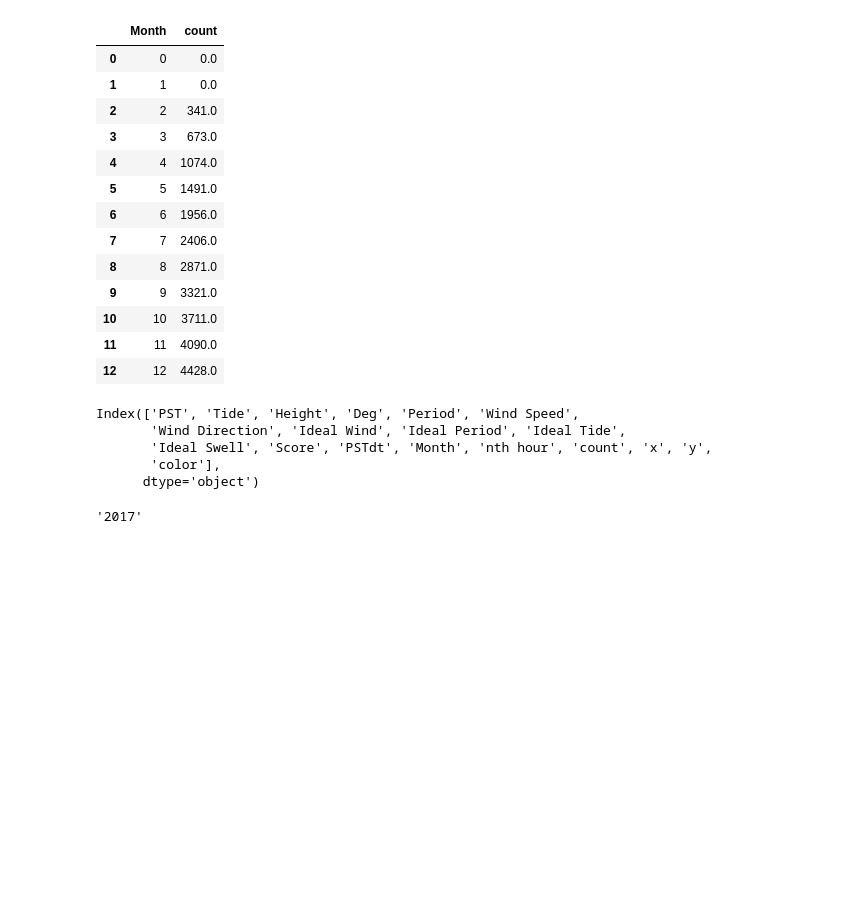
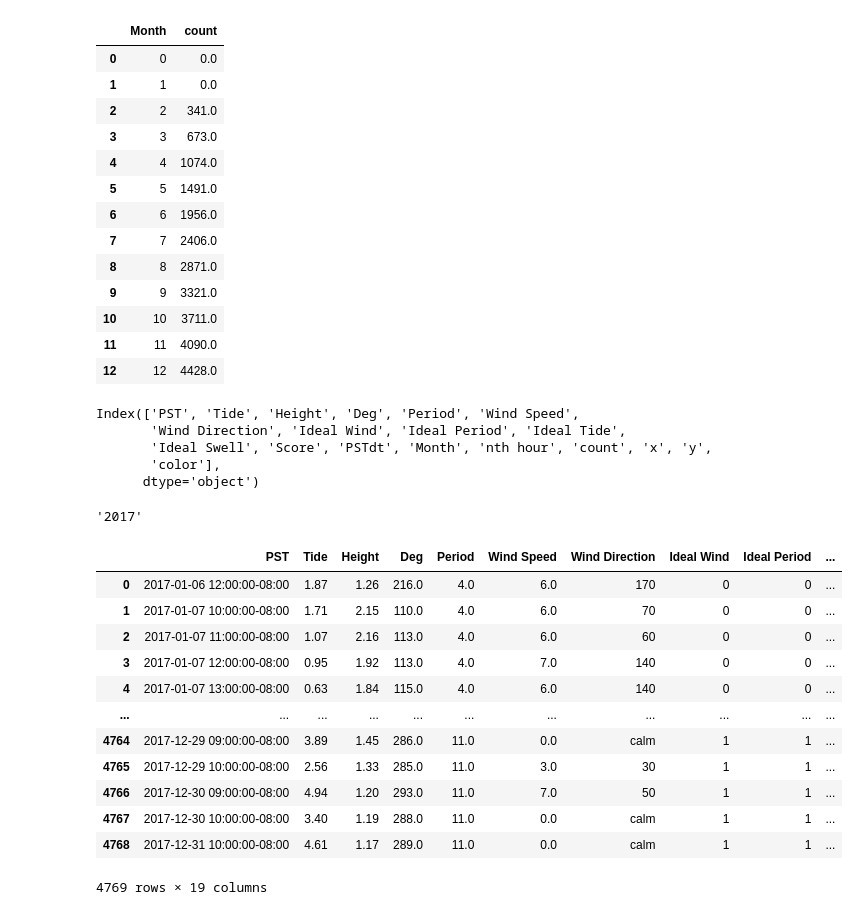
Before and after one commit to audreylm19/isla-vista-surf, a Jupyter notebook: notebooks/exploration/scatter_bar_jan17.ipynb, the cells around one changed output. Cells and saved outputs as stored; diff of their text form; code cells hidden in the pictures; blank space fills up the shorter version.

```diff
--- a/notebooks/exploration/scatter_bar_jan17.ipynb
+++ b/notebooks/exploration/scatter_bar_jan17.ipynb
@@ -214,3 +252,19 @@ x_labels = dict(zip(ticks, month_labels))
 str(df17.PSTdt[0].year)
 # %% [output]
 '2017'
+# %%
+df17
+# %% [output]
+|  | PST | Tide | Height | Deg | Period | Wind Speed | Wind Direction | Ideal Wind | Ideal Period | ... |
+| 0 | 2017-01-06 12:00:00-08:00 | 1.87 | 1.26 | 216.0 | 4.0 | 6.0 | 170 | 0 | 0 | ... |
+| 1 | 2017-01-07 10:00:00-08:00 | 1.71 | 2.15 | 110.0 | 4.0 | 6.0 | 70 | 0 | 0 | ... |
+| 2 | 2017-01-07 11:00:00-08:00 | 1.07 | 2.16 | 113.0 | 4.0 | 6.0 | 60 | 0 | 0 | ... |
+| 3 | 2017-01-07 12:00:00-08:00 | 0.95 | 1.92 | 113.0 | 4.0 | 7.0 | 140 | 0 | 0 | ... |
+| 4 | 2017-01-07 13:00:00-08:00 | 0.63 | 1.84 | 115.0 | 4.0 | 6.0 | 140 | 0 | 0 | ... |
+| ... | ... | ... | ... | ... | ... | ... | ... | ... | ... | ... |
+| 4764 | 2017-12-29 09:00:00-08:00 | 3.89 | 1.45 | 286.0 | 11.0 | 0.0 | calm | 1 | 1 | ... |
+| 4765 | 2017-12-29 10:00:00-08:00 | 2.56 | 1.33 | 285.0 | 11.0 | 3.0 | 30 | 1 | 1 | ... |
+| 4766 | 2017-12-30 09:00:00-08:00 | 4.94 | 1.20 | 293.0 | 11.0 | 7.0 | 50 | 1 | 1 | ... |
+| 4767 | 2017-12-30 10:00:00-08:00 | 3.40 | 1.19 | 288.0 | 11.0 | 0.0 | calm | 1 | 1 | ... |
+| 4768 | 2017-12-31 10:00:00-08:00 | 4.61 | 1.17 | 289.0 | 11.0 | 0.0 | calm | 1 | 1 | ... |
+4769 rows × 19 columns
```
Also changed, not shown: parts of 8 cells of this notebook, 1 other file.
